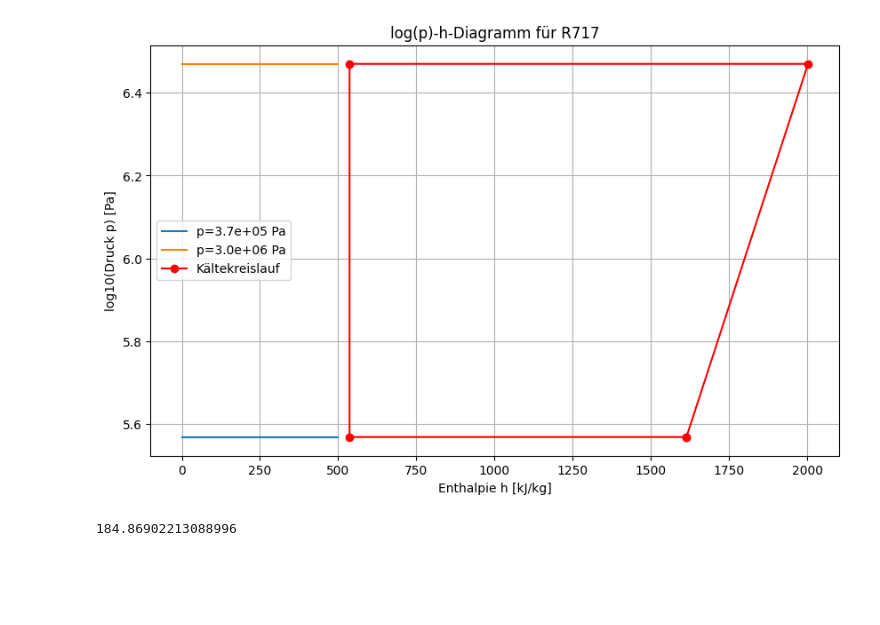
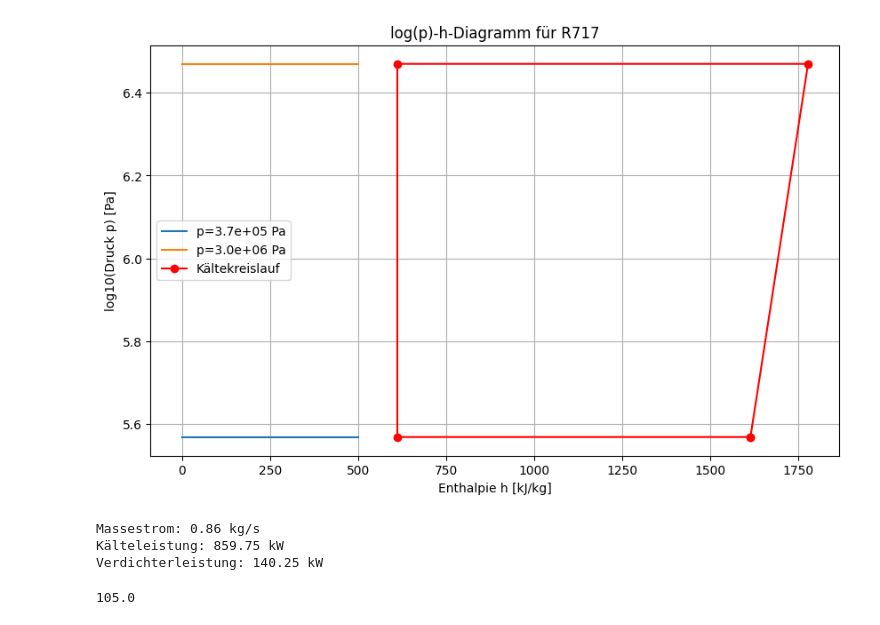
Before and after one commit to Zeusdragon/WP_Beleg, a Jupyter notebook: Beleg.ipynb, the cells around one changed output. Drawn from its saved outputs; the diff is of its cells as text; code cells hidden in the pictures; blank space fills up the shorter version.

Commit message:
- Änderung von ZP Berechnungen - Berücksichtigung von realer Verdichtertemp  - Hinzufügen von Massestrom Berechnung

```diff
--- a/Beleg.ipynb
+++ b/Beleg.ipynb
@@ -16,6 +16,8 @@ T_u = 4+273.15 #Umgebungstemperatur in K
 T_c = 65+273.15 #Kondensator Temperatur in K (Annahme)
 T_3sc = 55+273.15 #Kondensator Temperatur in K (Annahme)
 T1_sh = 0+273.15 #Temperatur Überhizungung in K (Annahme)
+T_2 = 105+273.15 #Temperatur Hochdruck in K
+
 
 Q_h = 1000000 #Heizleistung in W
 p_0 = 3.7e5 #Saugdruck in Pa
@@ -27,43 +29,55 @@ h1 = CP.PropsSI('H', 'T', T1_sh, 'P', p_0, fluid)  # Enthalpie in J/kg
 s1 = CP.PropsSI('S', 'T', T1_sh, 'P', p_0, fluid)  # Entropie in J/kg/K
 
 # Punkt 2: Austritt Verdichter
-s2 = s1  # isentrope Verdichtung
-h2s = CP.PropsSI('H', 'P', p_c, 'S', s2, fluid)  # isentrope Enthalpie
-eta_isentropic = 0.85  # Isentroper Wirkungsgrad
-h2 = h1 + (h2s - h1) / eta_isentropic  # tatsächliche Enthalpie
-T2 = CP.PropsSI('T', 'P', p_c, 'H', h2, fluid)  # Temperatur
+s2 = CP.PropsSI('S', 'T', T_2, 'P', p_c, fluid)  # isentrope Verdichtung
+h2 = CP.PropsSI('H', 'P', p_c, 'S', s2, fluid)  # isentrope Enthalpie
+
 
 # Punkt 3: Austritt Kondensator
-h3 = CP.PropsSI('H', 'T', T_Ruecklauf, 'P', p_c, fluid)  # Enthalpie
-s3 = CP.PropsSI('S', 'T', T_Ruecklauf, 'P', p_c, fluid)  # Entropie
+h3 = CP.PropsSI('H', 'T', T_3sc, 'P', p_c, fluid)  # Enthalpie
+s3 = CP.PropsSI('S', 'T', T_3sc, 'P', p_c, fluid)  # Entropie
 
 # Punkt 4: Austritt Drossel
 h4 = h3  # isenthalpische Drosselung
 T4 = CP.PropsSI('T', 'P', p_0, 'H', h4, fluid)  # Temperatur
 
 # log(p)-h-Diagramm plotten
 h_vals = np.linspace(0, 500000, 500)  # Enthalpie-Werte
 p_vals = np.logspace(4, 7, 500)  # Druck-Werte
 
 plt.figure(figsize=(10, 6))
 for p in [p_0, p_c]:
     T_vals = CP.PropsSI('T', 'P', p, 'H', h_vals, fluid)
     plt.plot(h_vals / 1000, np.log10(p) * np.ones_like(h_vals), label=f'p={p:.1e} Pa')
 
 # Zustandspunkte eintragen
 points_h = [h1, h2, h3, h4, h1]
 points_p = [p_0, p_c, p_c, p_0, p_0]
 plt.plot(np.array(points_h) / 1000, np.log10(points_p), 'ro-', label='Kältekreislauf')
 
 plt.title('log(p)-h-Diagramm für R717')
 plt.xlabel('Enthalpie h [kJ/kg]')
 plt.ylabel('log10(Druck p) [Pa]')
 plt.legend()
 plt.grid()
 plt.show()
+
+# Berechnung des nötigen Massestroms
+m_dot = Q_h / (h2 - h3)  # Massestrom in kg/s
+
+# Berechnung der Kälteleistung
+Q_c = m_dot * (h1 - h4)  # Kälteleistung in W
+P_verd = m_dot * (h2 - h1)  # Verdichterleistung in W
+
+print(f"Massestrom: {m_dot:.2f} kg/s")
+print(f"Kälteleistung: {Q_c/1e3:.2f} kW")
+print(f"Verdichterleistung: {P_verd/1e3:.2f} kW")
 # %% [output]
-[figure, old version]
+[figure, new version]
+Massestrom: 0.86 kg/s
+Kälteleistung: 859.75 kW
+Verdichterleistung: 140.25 kW
 # %%
-print (T2-273.15)
+print (T_2-273.15)
 # %% [output]
-184.86902213088996
+105.0
```
